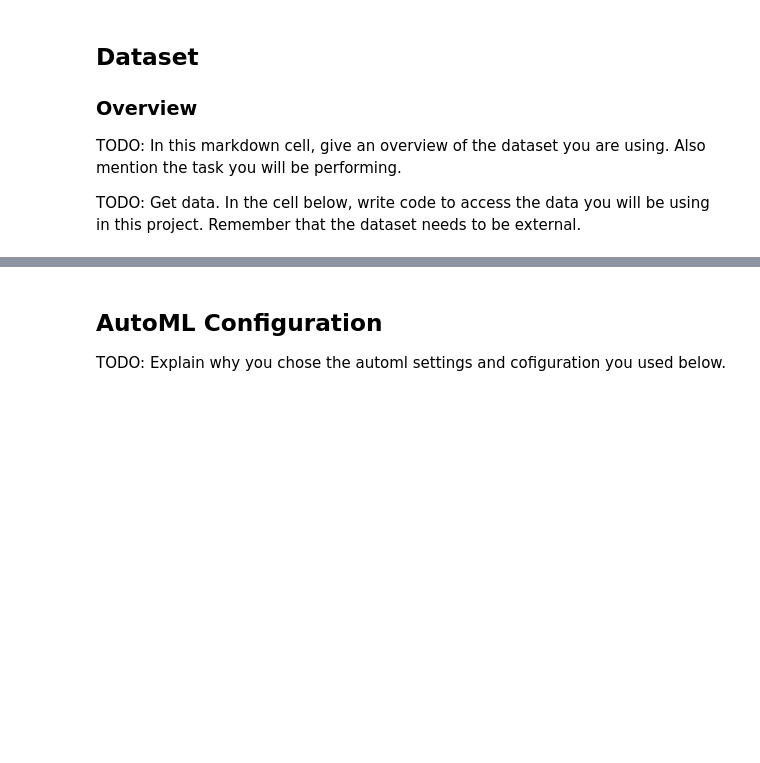
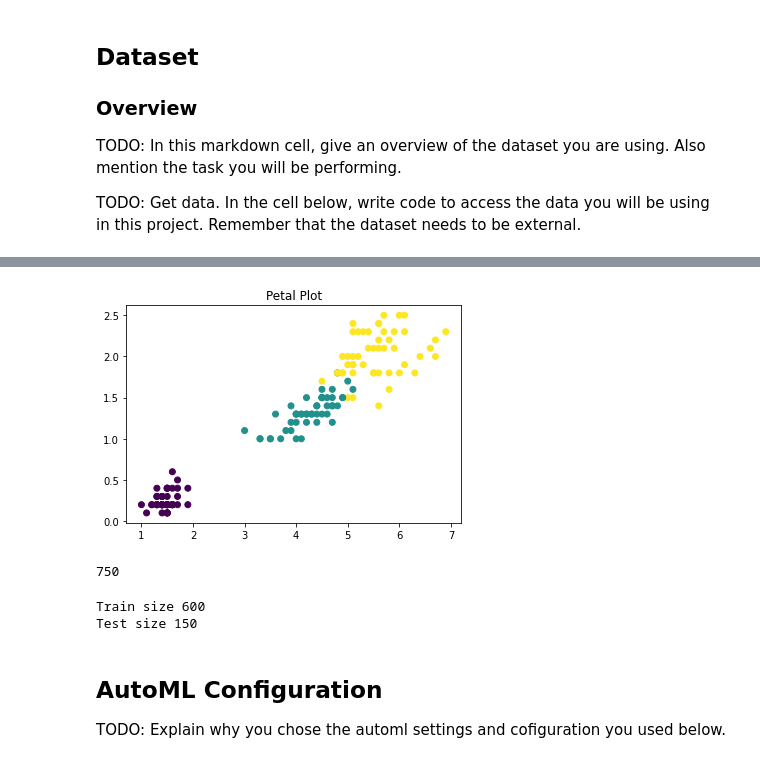
Before and after one commit to piprzyb/Azure3, a Jupyter notebook: automl.ipynb, the cells around one changed output, grey strips where cells are left out. Drawn from its saved outputs; the diff is of its cells as text; code cells hidden in the pictures; blank space fills up the shorter version.

```diff
--- a/automl.ipynb
+++ b/automl.ipynb
@@ -73,3 +108,19 @@ train, test = train_test_split(dataset, test_size=0.2, random_state=42)
+# %%
+plt.title("Petal Plot")
+plt.scatter('petal_length', 'petal_width', c=dataset.iris_class.map({'Iris-setosa':0, 'Iris-versicolor':1, 'Iris-virginica':2}), data=dataset)
+plt.show()
+# %% [output]
+[figure, added]
+# %%
+dataset.size
+# %% [output]
+750
+# %%
+print('Train size', train.size)
+print('Test size', test.size)
+# %% [output]
+Train size 600
+Test size 150
 # %% [markdown]
 ## AutoML Configuration
 
```
Also changed, not shown: parts of 12 cells of this notebook.
